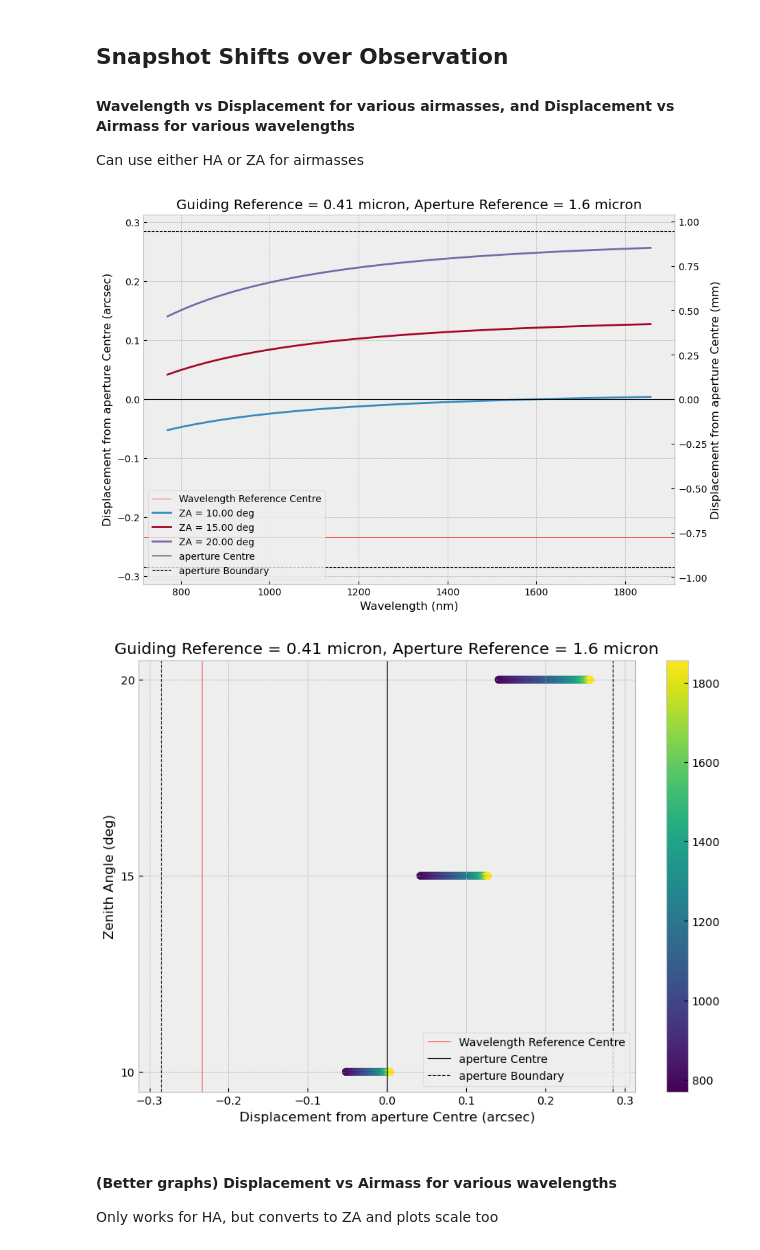
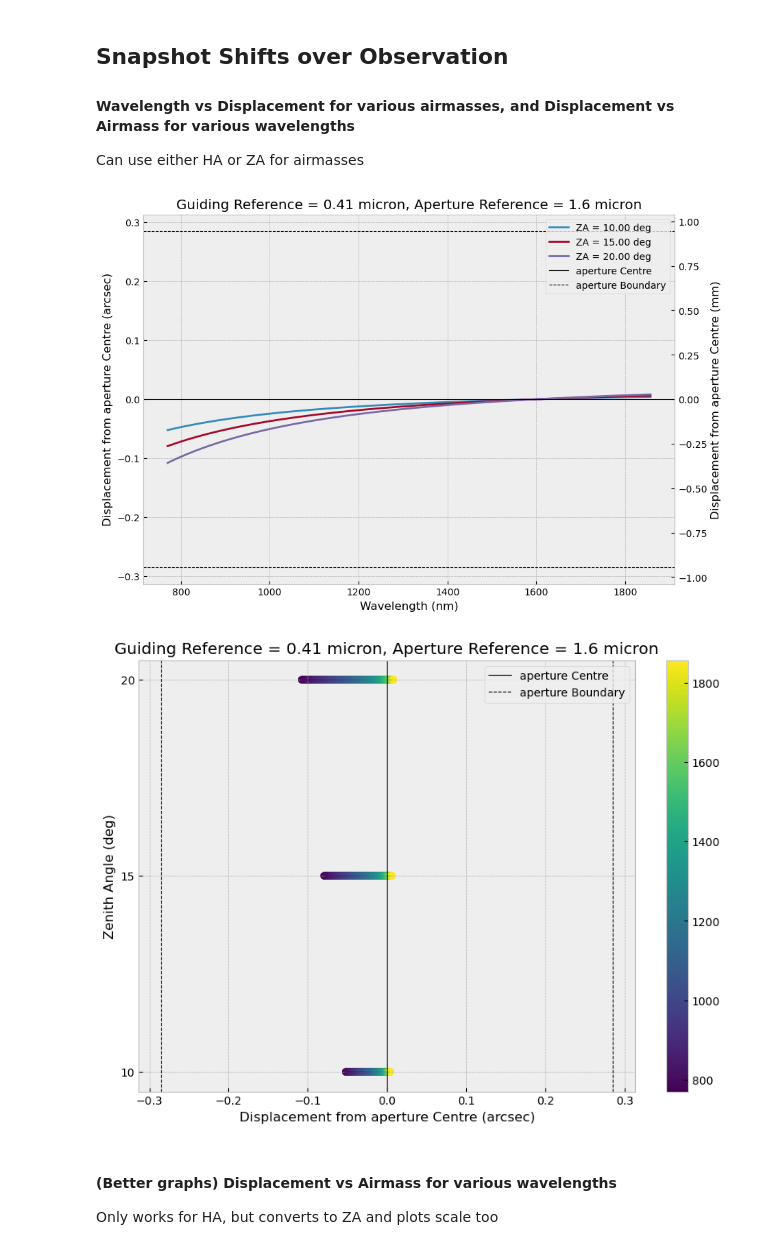
Before and after one commit to JamianStephan/MOSAIC-AD-Analysis, a Jupyter notebook: Main-Version/Snapshot Graphs.ipynb, the cells around one changed output. Cells and saved outputs as stored; diff of their text form; code cells hidden in the pictures.

```diff
--- a/Main-Version/Snapshot Graphs.ipynb
+++ b/Main-Version/Snapshot Graphs.ipynb
@@ -70,8 +70,8 @@ def shift_plot_v0(input,output,conditions):
 
         #1) wavelength vs displacement for different HA
         centre_shift=atm_diff.diff_shift(input['aperture_waveref'],output['airmasses'][0],input['guide_waveref'],conditions)
-        T_arc = lambda T_mm: T_mm * analysis.plate_scale
-        T_mm = lambda T_arc: T_arc / analysis.plate_scales
+        T_arc = lambda T_mm: T_mm * analysis.conditions['plate_scale']
+        T_mm = lambda T_arc: T_arc / analysis.conditions['plate_scale']
 
         fig, ax = plt.subplots(figsize=(10,7))
         ax2 = ax.secondary_yaxis("right", functions=(T_arc, T_mm))
@@ -180,16 +180,16 @@ def shift_plot_v0(input,output,conditions):
 # %%
 #Following is what is needed to plot the Wavelength vs Displacement and Displacement vs Airmass graphs.
 #Can switch out HA and ZA as needed in load_airmasses
 
 analysis=AD_analysis() #Initialise class
-# analysis.load_airmasses(HA_range=[0,1,2,3],targ_dec=10 * u.deg) #Generate airmasses (with HA)
-analysis.load_airmasses(ZA_range=[10,15,20],targ_dec=10 * u.deg) #Generate airmasses (with ZA)
+#analysis.load_airmasses(HA_range=[1,1.5,2],targ_dec=10 * u.deg) #Generate airmasses (with HA)
+analysis.load_airmasses(ZA_range=[10,15,20],targ_dec=10 * u.deg) #Generate airmasses (with ZA - need to turn parallatic to false)
 analysis.load_band("LR","NIR","IY","H") #Generate the wavelengths to use. Third and fourth terms are the start band and end band (can be the same)
-analysis.calculate_shifts(aperture_waveref = 1.6 * u.micron,reposition=False,guide_waveref=0.41*u.micron) #Calculates the shifts
+analysis.calculate_shifts(aperture_waveref = 1.6 * u.micron,reposition=True,guide_waveref=0.41*u.micron,parallatic=False) #Calculates the shifts
 shift_plot_v0(analysis.input,analysis.output,analysis.conditions) #Plot the graphs
 # %% [output]
-[figure, old version]
+[figure, new version]
-[figure, old version]
+[figure, new version]
 # %% [markdown]
 #### (Better graphs) Displacement vs Airmass for various wavelengths
 Only works for HA, but converts to ZA and plots scale too
```
Also changed, not shown: parts of 8 cells of this notebook, 2 other files.
